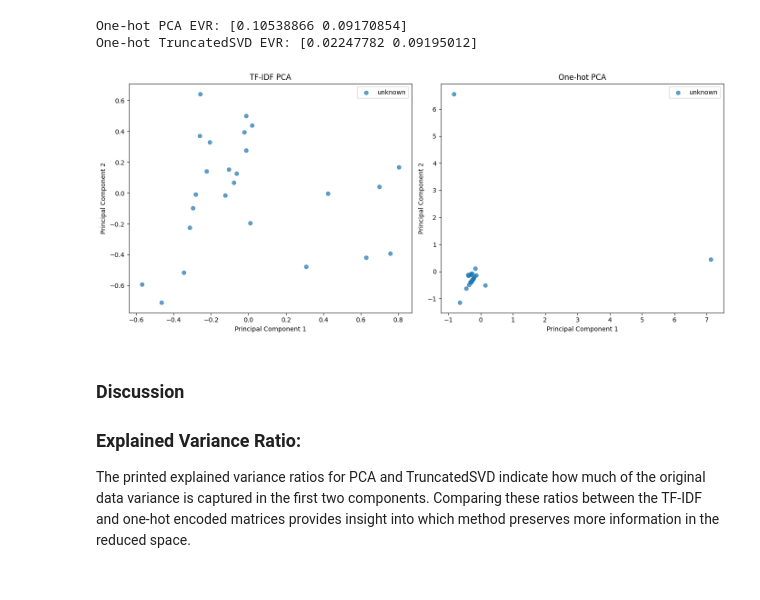
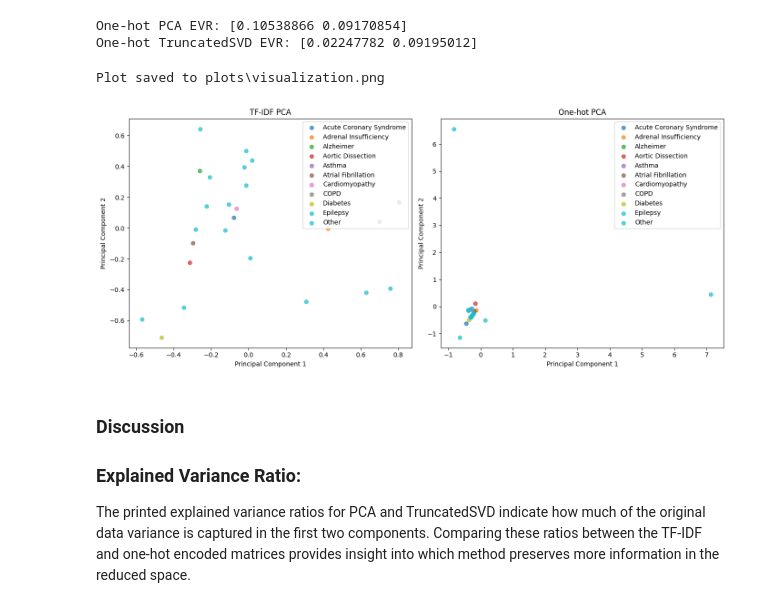
Before and after one commit to Hasnain-rdj/disease-prediction, a Jupyter notebook: TF-IDF.ipynb, the cells around one changed output. Drawn from its saved outputs; the diff is of its cells as text; code cells hidden in the pictures.

```diff
--- a/TF-IDF.ipynb
+++ b/TF-IDF.ipynb
@@ -88,39 +88,69 @@ print("One-hot TruncatedSVD EVR:", svd_onehot.explained_variance_ratio_)
 One-hot PCA EVR: [0.10538866 0.09170854]
 One-hot TruncatedSVD EVR: [0.02247782 0.09195012]
 # %%
-# %%
-if "Category" in df.columns:
-    labels = df["Category"]
-elif "Subtype" in df.columns:
-    labels = df["Subtype"]
+import os
+import pandas as pd
+import matplotlib.pyplot as plt
+
+# Assume df is defined elsewhere containing either a "Disease" or "Subtypes" column.
+# For demonstration, we'll create a dummy dataframe:
+# df = pd.read_csv("your_data.csv")
+
+if "Disease" in df.columns:
+    labels = df["Disease"]
+elif "Subtypes" in df.columns:
+    labels = df["Subtypes"]
 else:
     labels = pd.Series(["unknown"] * df.shape[0])
+
+# If more than a specified maximum unique labels, combine the rest into 'Other'
+max_labels = 10
+if len(labels.unique()) > max_labels:
+    top_labels = labels.value_counts().index[:max_labels]
+    labels = labels.apply(lambda x: x if x in top_labels else "Other")
+
 unique_labels = labels.unique()
 colors = {lab: plt.cm.tab10(i) for i, lab in enumerate(unique_labels)}
 
+# Here, assume tfidf_pca and onehot_pca are your PCA-transformed features from TF-IDF and one-hot encoding, respectively.
+# For example purposes, tfidf_pca and onehot_pca should be NumPy arrays of shape (n_samples, 2)
+
 plt.figure(figsize=(14, 6))
+
 plt.subplot(1, 2, 1)
 for lab in unique_labels:
     idx = labels == lab
     plt.scatter(tfidf_pca[idx, 0], tfidf_pca[idx, 1], label=lab, color=colors[lab], alpha=0.7)
 plt.title("TF-IDF PCA")
 plt.xlabel("Principal Component 1")
 plt.ylabel("Principal Component 2")
 plt.legend()
 
 plt.subplot(1, 2, 2)
 for lab in unique_labels:
     idx = labels == lab
     plt.scatter(onehot_pca[idx, 0], onehot_pca[idx, 1], label=lab, color=colors[lab], alpha=0.7)
 plt.title("One-hot PCA")
 plt.xlabel("Principal Component 1")
 plt.ylabel("Principal Component 2")
 plt.legend()
 
 plt.tight_layout()
+
+# Create the target directory (if it doesn't already exist)
+output_folder = "plots"
+os.makedirs(output_folder, exist_ok=True)
+output_path = os.path.join(output_folder, "visualization.png")
+
+# Save the figure to the specific folder in PNG format
+plt.savefig(output_path, format="png", dpi=300)
+print(f"Plot saved to {output_path}")
+
+# Optionally display the plot on screen as well:
 plt.show()
 # %% [output]
+Plot saved to plots\visualization.png
-[figure, old version]
+[figure, new version]
 # %% [markdown]
 ### Discussion
 
```
Also changed, not shown: 4 other files.
